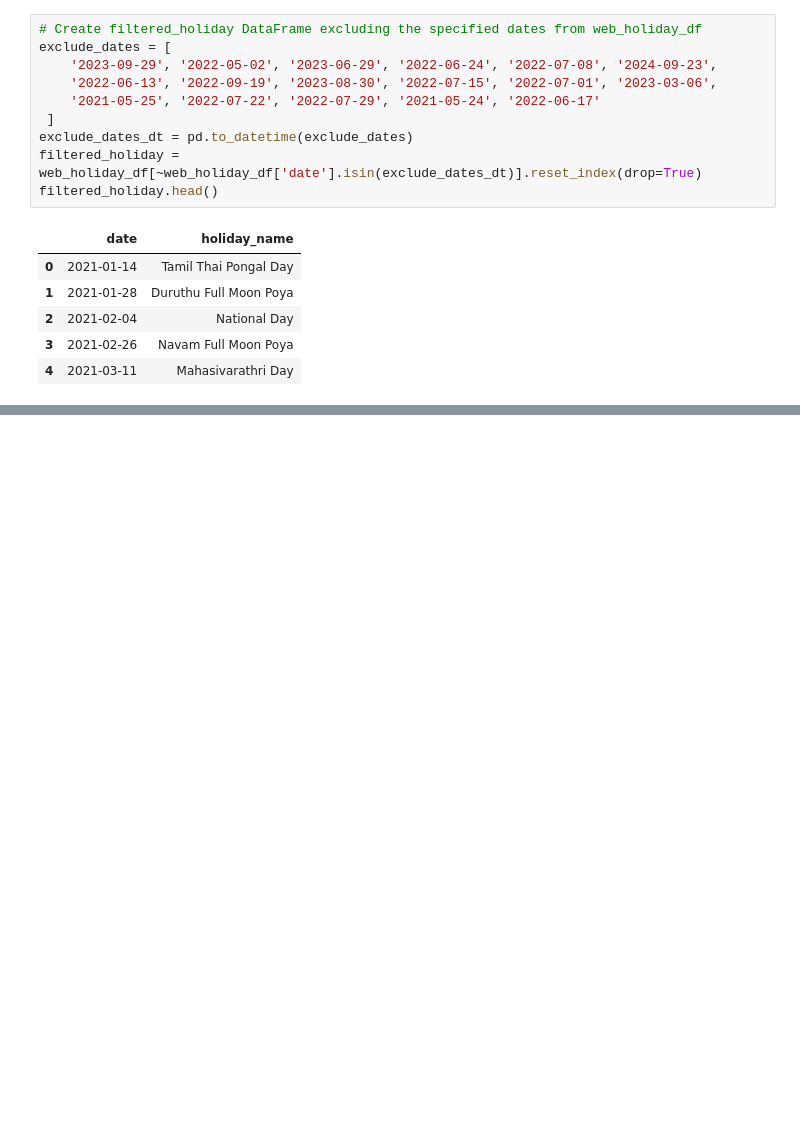
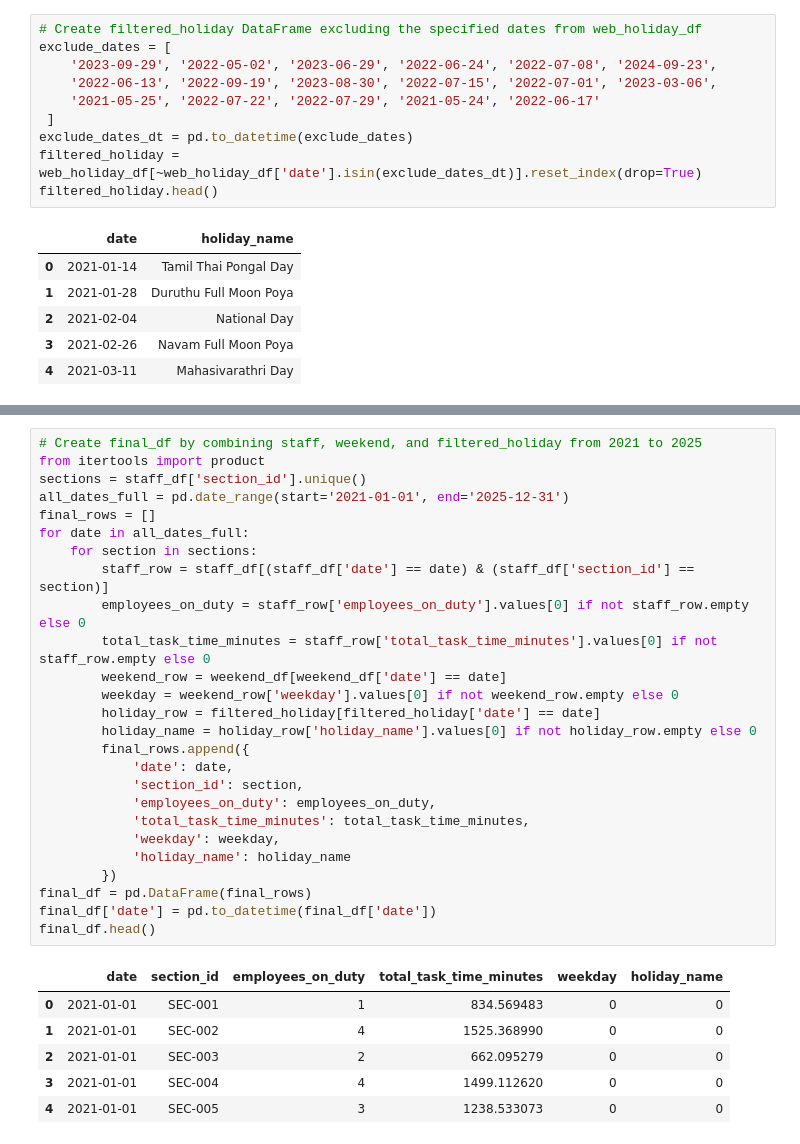
Before and after one commit to didulanthaisuru/rootcode_datathon_notebooks, a Jupyter notebook: create_holiday_df.ipynb, the cells around one changed output, grey strips where cells are left out. Saved outputs shown, nothing was run; the diff lists cells and outputs as text; blank space fills up the shorter version.

```diff
--- a/create_holiday_df.ipynb
+++ b/create_holiday_df.ipynb
@@ -478,0 +531,33 @@ filtered_holiday.head()
+# %%
+# Create final_df by combining staff, weekend, and filtered_holiday from 2021 to 2025
+from itertools import product
+sections = staff_df['section_id'].unique()
+all_dates_full = pd.date_range(start='2021-01-01', end='2025-12-31')
+final_rows = []
+for date in all_dates_full:
+    for section in sections:
+        staff_row = staff_df[(staff_df['date'] == date) & (staff_df['section_id'] == section)]
+        employees_on_duty = staff_row['employees_on_duty'].values[0] if not staff_row.empty else 0
+        total_task_time_minutes = staff_row['total_task_time_minutes'].values[0] if not staff_row.empty else 0
+        weekend_row = weekend_df[weekend_df['date'] == date]
+        weekday = weekend_row['weekday'].values[0] if not weekend_row.empty else 0
+        holiday_row = filtered_holiday[filtered_holiday['date'] == date]
+        holiday_name = holiday_row['holiday_name'].values[0] if not holiday_row.empty else 0
+        final_rows.append({
+            'date': date,
+            'section_id': section,
+            'employees_on_duty': employees_on_duty,
+            'total_task_time_minutes': total_task_time_minutes,
+            'weekday': weekday,
+            'holiday_name': holiday_name
+        })
+final_df = pd.DataFrame(final_rows)
+final_df['date'] = pd.to_datetime(final_df['date'])
+final_df.head()
+# %% [output]
+|  | date | section_id | employees_on_duty | total_task_time_minutes | weekday | holiday_name |
+| 0 | 2021-01-01 | SEC-001 | 1 | 834.569483 | 0 | 0 |
+| 1 | 2021-01-01 | SEC-002 | 4 | 1525.368990 | 0 | 0 |
+| 2 | 2021-01-01 | SEC-003 | 2 | 662.095279 | 0 | 0 |
+| 3 | 2021-01-01 | SEC-004 | 4 | 1499.112620 | 0 | 0 |
+| 4 | 2021-01-01 | SEC-005 | 3 | 1238.533073 | 0 | 0 |
```
Also changed, not shown: parts of 4 cells of this notebook, 1 other file.
